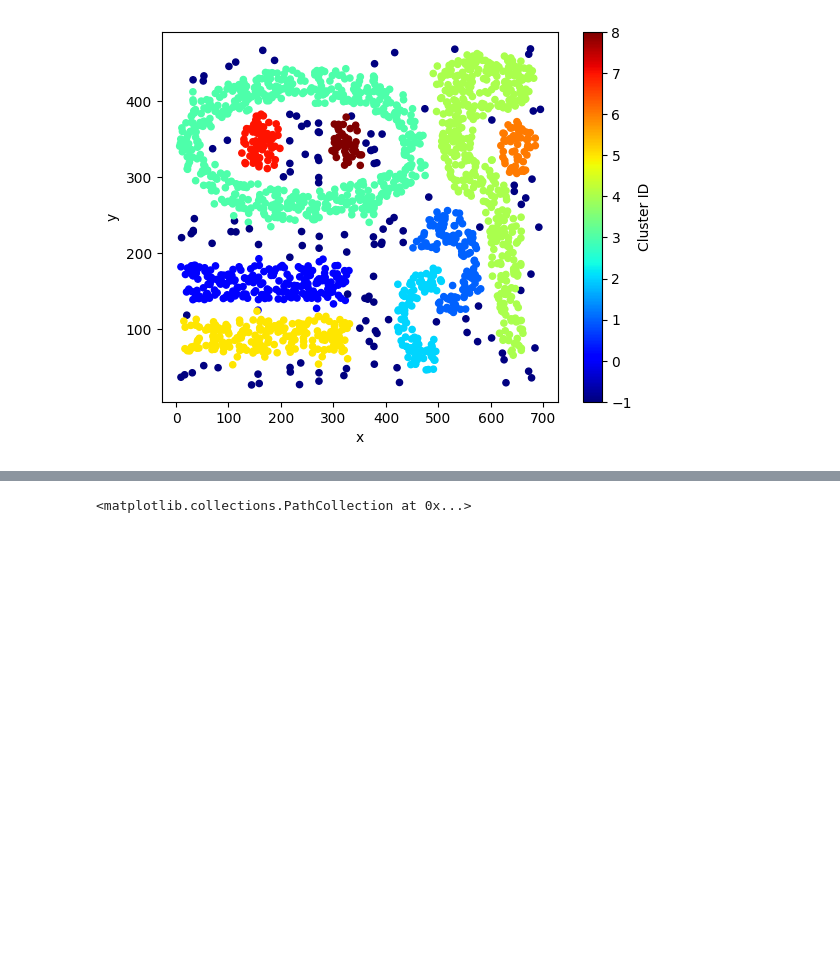
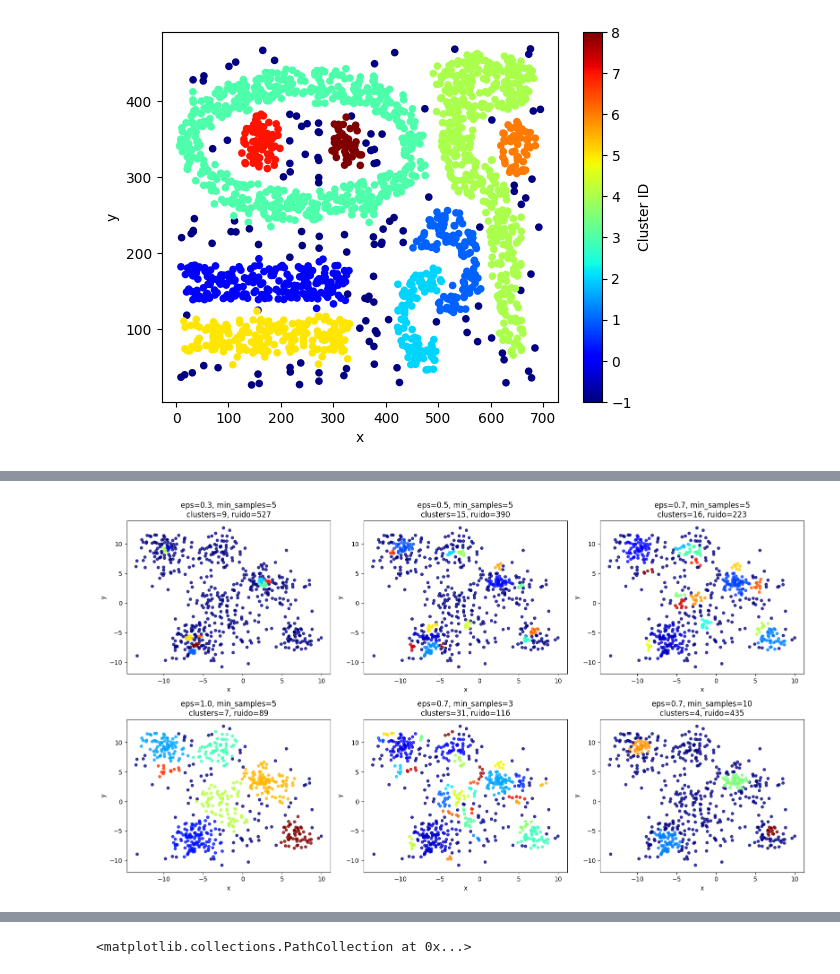
Before and after one commit to Locotin/data-mining, a Jupyter notebook: Actividades/Taller Agrupación/Agrupacion_2.ipynb, the cells around one changed output, grey strips where cells are left out. Saved outputs shown, nothing was run; the diff lists cells and outputs as text; code cells hidden in the pictures; blank space fills up the shorter version.

```diff
--- a/Actividades/Taller Agrupación/Agrupacion_2.ipynb
+++ b/Actividades/Taller Agrupación/Agrupacion_2.ipynb
@@ -40,0 +211,37 @@ Aplicar el algoritmo DBScan a otro conjunto de datos. Analice los resultados var
+# %%
+# Comparación visual de configuraciones representativas
+selected_blob_parameters = [
+    (0.3, 5),
+    (0.5, 5),
+    (0.7, 5),
+    (1.0, 5),
+    (0.7, 3),
+    (0.7, 10),
+]
+
+fig, axes = plt.subplots(2, 3, figsize=(16, 9))
+axes = axes.ravel()
+
+for ax, (eps, min_samples) in zip(axes, selected_blob_parameters):
+    cluster_labels = dbscan_blobs_models[(eps, min_samples)]
+    plot_data = blobs_data.copy()
+    plot_data["Cluster ID"] = cluster_labels
+
+    ax.scatter(
+        plot_data["x"],
+        plot_data["y"],
+        c=plot_data["Cluster ID"],
+        cmap="jet",
+        s=18,
+        alpha=0.75,
+    )
+    n_clusters = len(set(cluster_labels)) - (1 if -1 in cluster_labels else 0)
+    noise_count = int(np.sum(cluster_labels == -1))
+    ax.set_title(f"eps={eps}, min_samples={min_samples}\nclusters={n_clusters}, ruido={noise_count}")
+    ax.set_xlabel("x")
+    ax.set_ylabel("y")
+
+plt.tight_layout()
+plt.show()
+# %% [output]
+[figure, added]
```
Also changed, not shown: parts of 37 cells of this notebook, 2 other files.
